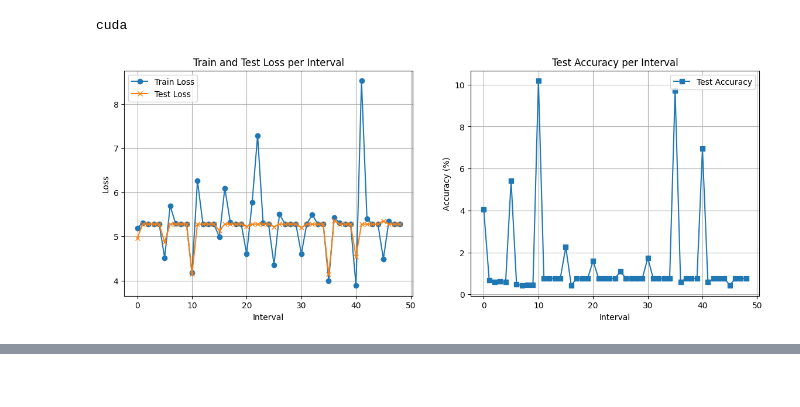
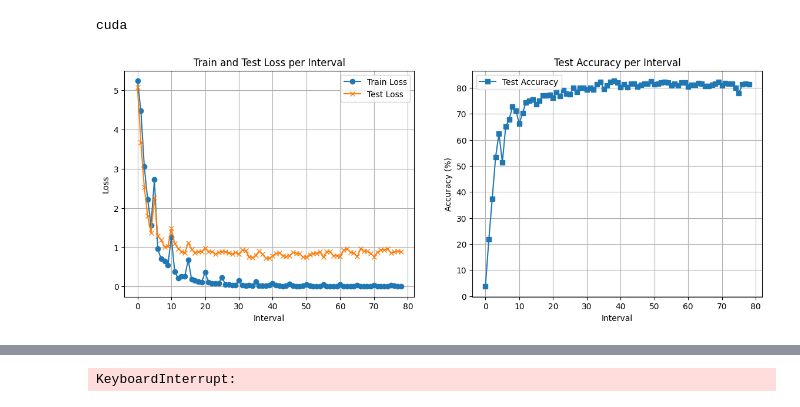
Before and after one commit to davidgonmar/pid-car-model-classification, a Jupyter notebook: train.ipynb, the cells around one changed output, grey strips where cells are left out. Cells and saved outputs as stored; diff of their text form; code cells hidden in the pictures.

```diff
--- a/train.ipynb
+++ b/train.ipynb
@@ -68,8 +108,31 @@ subset_size = 5000
 indices = torch.randperm(len(test_dataset))[:subset_size]
 test_dataloader = DataLoader(Subset(test_dataset, indices), batch_size=64)
 train_dataloader = DataLoader(train_dataset, batch_size=64, shuffle=True)
-# %%
-optim = torch.optim.Adam(resnet.parameters(), lr=0.001)
+# %%
+import torch.optim as optim
+from torch.optim.lr_scheduler import CosineAnnealingLR
+import torch.nn as nn
+
+# Freeze layers except for the last block and the fully connected layer
+for name, param in resnet.named_parameters():
+    if not ("layer4" in name or "layer3" in name or "fc" in name):
+        param.requires_grad = False
+
+# Set up the optimizer with differential learning rates:
+# - New fc layer: higher lr (e.g., 1e-3)
+# - Unfrozen pretrained layers: lower lr (e.g., 1e-4)
+optimizer = optim.AdamW([
+    {'params': resnet.fc.parameters(), 'lr': 1e-3}, # layer 3
+    {'params': [param for name, param in resnet.named_parameters()
+                if param.requires_grad and "fc" not in name and "layer3" not in name], 'lr': 1e-4}, # layer 4
+    {'params': [param for name, param in resnet.named_parameters()
+                if param.requires_grad and "fc" not in name and "layer4" not in name], 'lr': 3e-5} # layer 3
+], weight_decay=1e-4)
+
+# Cosine annealing scheduler for state-of-the-art LR scheduling
+scheduler = CosineAnnealingLR(optimizer, T_max=25)
+
+criterion = nn.CrossEntropyLoss()
 # %%
 import torch
 import matplotlib.pyplot as plt
@@ -103,14 +166,14 @@ interval = len(train_dataloader) // 5
 for ep in range(100):
     resnet.train()
     running_loss = 0.0
-
+    scheduler.step()
     for batch_idx, (data, target) in enumerate(tqdm(train_dataloader, desc=f'Epoch {ep+1}/100'), 1):
         data, target = data.to(device), target.to(device)
-        optim.zero_grad()
+        optimizer.zero_grad()
         output = resnet(data)
         loss = torch.nn.functional.cross_entropy(output, target)
         loss.backward()
-        optim.step()
+        optimizer.step()
 
         running_loss += loss.item()
 
@@ -122,31 +185,31 @@ for ep in range(100):
             # Evaluate on test set
             test_loss, test_accuracy = evaluate_model(resnet, test_dataloader, device)
             test_losses.append(test_loss)
             test_accuracies.append(test_accuracy)
 
             # Plot Loss and Accuracy
             clear_output(wait=True)
             plt.figure(figsize=(14,5))
 
             plt.subplot(1,2,1)
             plt.plot(train_losses, marker='o', label='Train Loss')
             plt.plot(test_losses, marker='x', label='Test Loss')
             plt.xlabel('Interval')
             plt.ylabel('Loss')
             plt.title('Train and Test Loss per Interval')
             plt.legend()
             plt.grid(True)
 
             plt.subplot(1,2,2)
             plt.plot(test_accuracies, marker='s', label='Test Accuracy')
             plt.xlabel('Interval')
             plt.ylabel('Accuracy (%)')
             plt.title('Test Accuracy per Interval')
             plt.legend()
             plt.grid(True)
 
             plt.show()
 
             print(f'Epoch [{ep+1}/100], Interval [{batch_idx}], Train Loss: {avg_train_loss:.4f}, Test Loss: {test_loss:.4f}, Test Accuracy: {test_accuracy:.2f}%')
 # %% [output]
-[figure, old version]
+[figure, new version]
@@ -153,0 +217 @@ Epoch [10/100], Interval [100], Train Loss: 5.2764, Test Loss: 5.2748, Test Accu
+KeyboardInterrupt:
```
Also changed, not shown: parts of 4 cells of this notebook.
